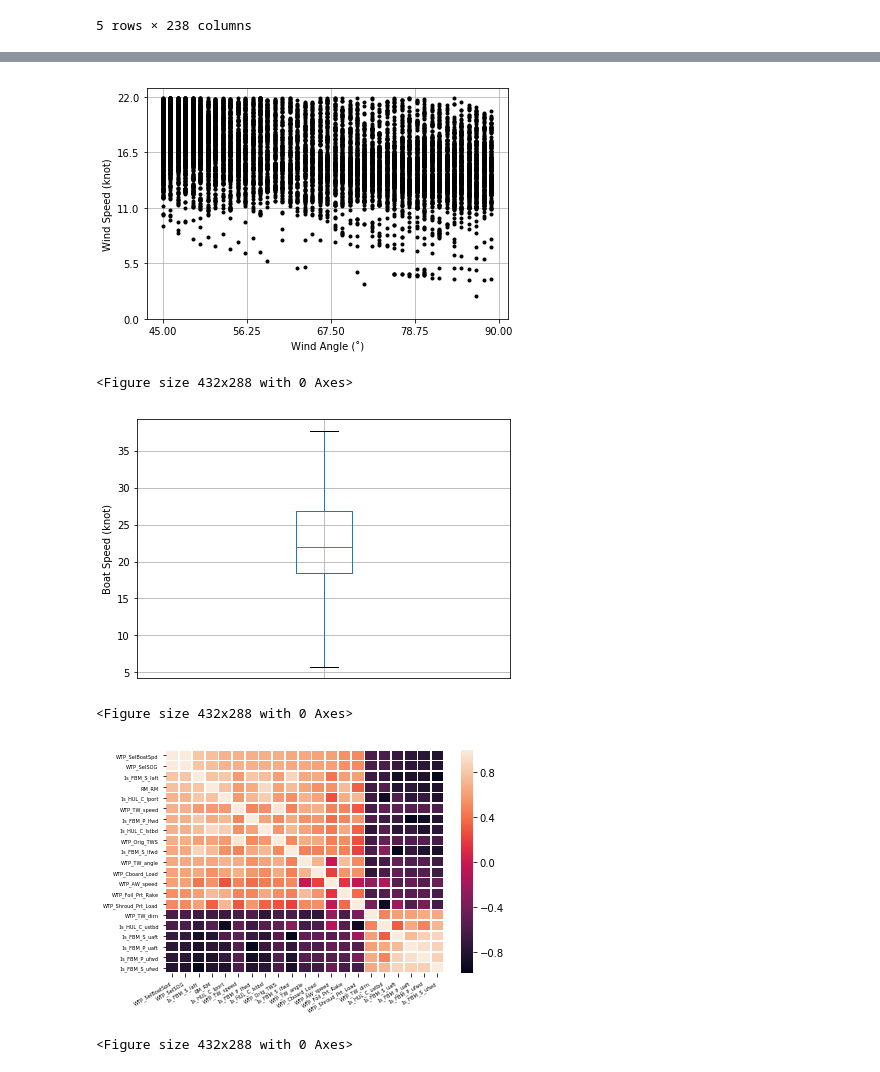
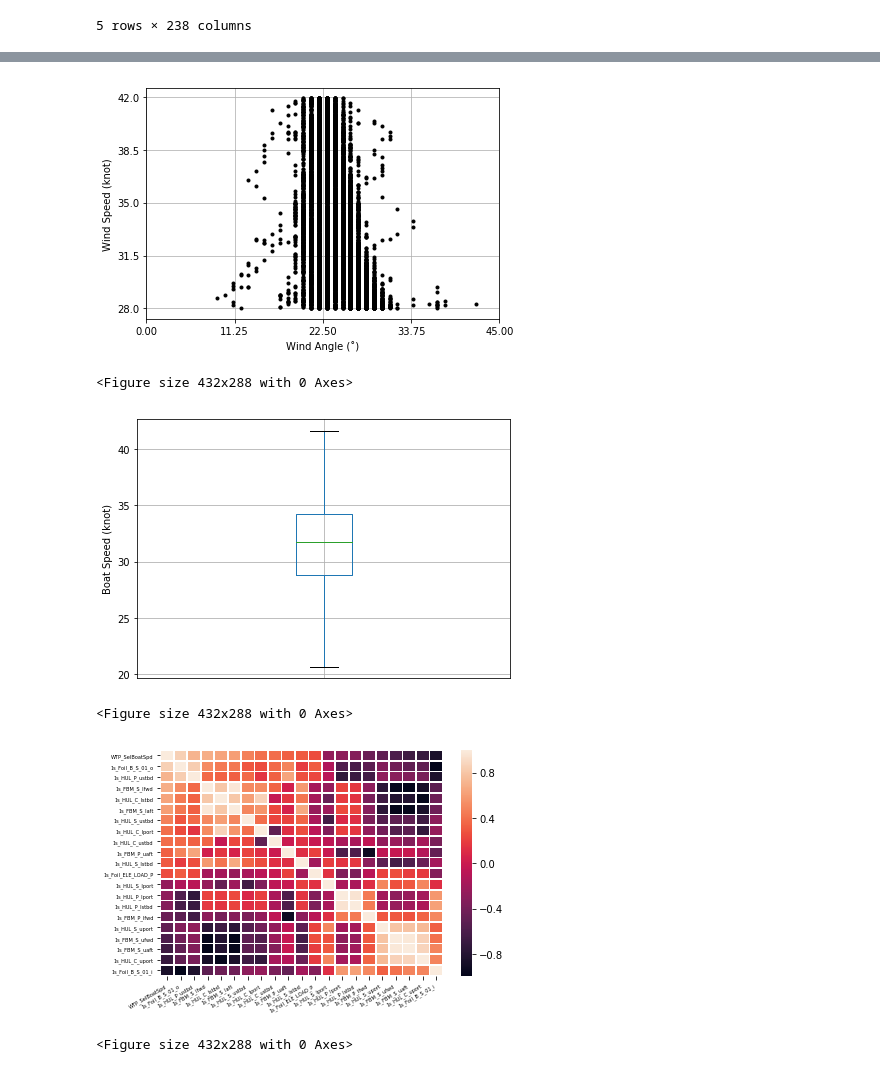
Before and after one commit to mickeycj/france-internship-project, a Jupyter notebook: plot_bins.ipynb, the cells around one changed output, grey strips where cells are left out. Saved outputs shown, nothing was run; the diff lists cells and outputs as text; code cells hidden in the pictures.

```diff
--- a/plot_bins.ipynb
+++ b/plot_bins.ipynb
@@ -9,7 +9,7 @@ import math, os, re, sys
 plt.rcParams.update({'figure.max_open_warning': 0})
 
 # Possible bin angles.
-bin_angles = [4, 5, 6, 9, 10, 12, 15, 18, 20, 30, 45]
+bin_angles = [5, 6, 8, 9, 10, 12, 15, 18, 20, 24, 30, 36, 40, 45, 60, 72]
 
 # List of relevant features and axis names.
 wind_features = ['WTP_AW_angle', 'WTP_AW_speed']
@@ -21,32 +21,28 @@ def read_csv(fname):
     """Read a CSV file to a Pandas Dataframe"""
     return pd.read_csv(fname, sep=';')
 
-def transform_columns(df, new_cols, regex):
+def transform_columns(df, new_cols, additional_cols, regex):
     """Transform the dataset"""
-    for col in new_cols:
-        filtered = df.filter(regex=(regex.format(col)))
-        df[col] = filtered.mean(axis=1)
-        df.drop(filtered.columns, axis=1, inplace=True)
-    cols = df.columns.values.tolist()
-    split = len(cols)-len(new_cols)
-    return df[cols[:4] + cols[split:] + cols[4:split]]
+    transformed_df = pd.DataFrame()
+    for col in new_cols + additional_cols:
+        if col not in additional_cols:
+            filtered = df.filter(regex=(regex.format(col)))
+            transformed_df[col] = filtered.mean(axis=1)
+        else:
+            transformed_df[col] = df[col]
+    return transformed_df
 
-def abs_angles(df):
-    """Return absolute values of the angle features"""
-    for col in df.filter(regex=('.*_angle')).columns:
-        df.eval('{0} = abs({0})'.format(col), inplace=True)
-
-def create_bins(df, dx=bin_angles[0], dy=2, min_thresh=100, tries=0):
+def create_bins(df, dx=bin_angles[0], dy=1, min_thresh=100, tries=0):
     """Create bins"""
     bins = {}
-    max_x = 0
+    max_x = -180
     while max_x < 180:
         max_y = 0
         while max_y < math.ceil(df.loc[df[wind_features[1]].idxmax()][wind_features[1]]):
             binned_df = df.query('{0} >= {2} and {0} < {2}+{4} & {1} >= {3} & {1} < {3}+{5}'.format(wind_features[0], wind_features[1], max_x, max_y, dx, dy))
             if len(binned_df) >= int(math.ceil(min_thresh * 0.1)):
                 if len(binned_df) < min_thresh:
-                    return create_bins(df, dx=bin_angles[tries+1], dy=dy+2, min_thresh=min_thresh, tries=tries+1)
+                    return create_bins(df, dx=bin_angles[tries+1], dy=dy+1, min_thresh=min_thresh, tries=tries+1)
                 bins['bin_x{}to{}_y{}to{}'.format(max_x, max_x+dx, max_y, max_y+dy)] = binned_df
             max_y+=dy
         max_x+=dx
@@ -76,7 +72,7 @@ def plot_boxplot(df):
 def plot_corr(df):
     """Plot the correlations with boat speed"""
     corrs = {}
-    for col in df.drop(['date TU', 'heure TU', 'latitude', 'longitude'], axis=1).columns:
+    for col in df.drop(wind_features, axis=1).columns:
         if col != boat_speed_feature:
             corr = df[boat_speed_feature].corr(df[col])
             if not math.isnan(corr):
@@ -117,6 +113,7 @@ df = transform_columns(df,
                     '1s_Foil_B_S_01_i', '1s_Foil_B_S_01_o',
                     '1s_Foil_ELE_C_01_p', '1s_Foil_ELE_C_01_s',
                     '1s_Foil_ELE_LOAD_P', '1s_Foil_ELE_LOAD_S'],
+                    wind_features + [boat_speed_feature],
                     '.*{}.*')
 
 # Show examples of the transformed data.
@@ -225,8 +209,8 @@ plot_corr(binned_df)
 <Figure size 432x288 with 0 Axes>
 # %%
 # Determine another size of the bins using 100 as minimum bin size.
-bins, dx, dy, max_x, max_y = create_bins(df, min_thresh=100)
+bins, dx, dy, _, max_y = create_bins(df, min_thresh=100)
 
 # Plot the resultant bins.
-plot_wind_angle_speed(df, 0, 0, max_x+1, max_y+1, dx, dy, 0.25)
+plot_wind_angle_speed(df, -180, 0, 180+1, max_y+1, dx, dy, 0.25)
 # %% [output]
@@ -258,26 +242,26 @@ plot_corr(binned_df)
 <Figure size 432x288 with 0 Axes>
 # %%
-# Select another example bin (Wind Angle: 45-90˚, Wind Speed: 0-22 Knots).
-bin_name = 'bin_x45to90_y0to22'
+# Select another example bin (Wind Angle: 0 to 45˚, Wind Speed: 28 to 42 Knots).
+bin_name = 'bin_x0to45_y28to42'
 binned_df = bins[bin_name]
-x_start, x_finish, y_start, y_finish = [int(s) for s in re.findall(r'\d+', bin_name)]
+x_start, x_finish, y_start, y_finish = [int(s) for s in re.findall(r'[+-]?\d+', bin_name)]
 dx, dy = (x_finish-x_start)/4.0, (y_finish-y_start)/4.0
 
 # Plot the bin.
 plot_wind_angle_speed(binned_df, x_start, y_start, x_finish+dx, y_finish+dy, dx, dy, 3)
 # %% [output]
-[figure, old version]
+[figure, new version]
 <Figure size 432x288 with 0 Axes>
 # %%
 # Plot the boat speed boxplot.
 plot_boxplot(binned_df)
 # %% [output]
-[figure, old version]
+[figure, new version]
 <Figure size 432x288 with 0 Axes>
 # %%
 # Plot the correlations with boat speed.
 plot_corr(binned_df)
 # %% [output]
-[figure, old version]
+[figure, new version]
 <Figure size 432x288 with 0 Axes>
 # %%
```
Also changed, not shown: parts of 19 cells of this notebook.
